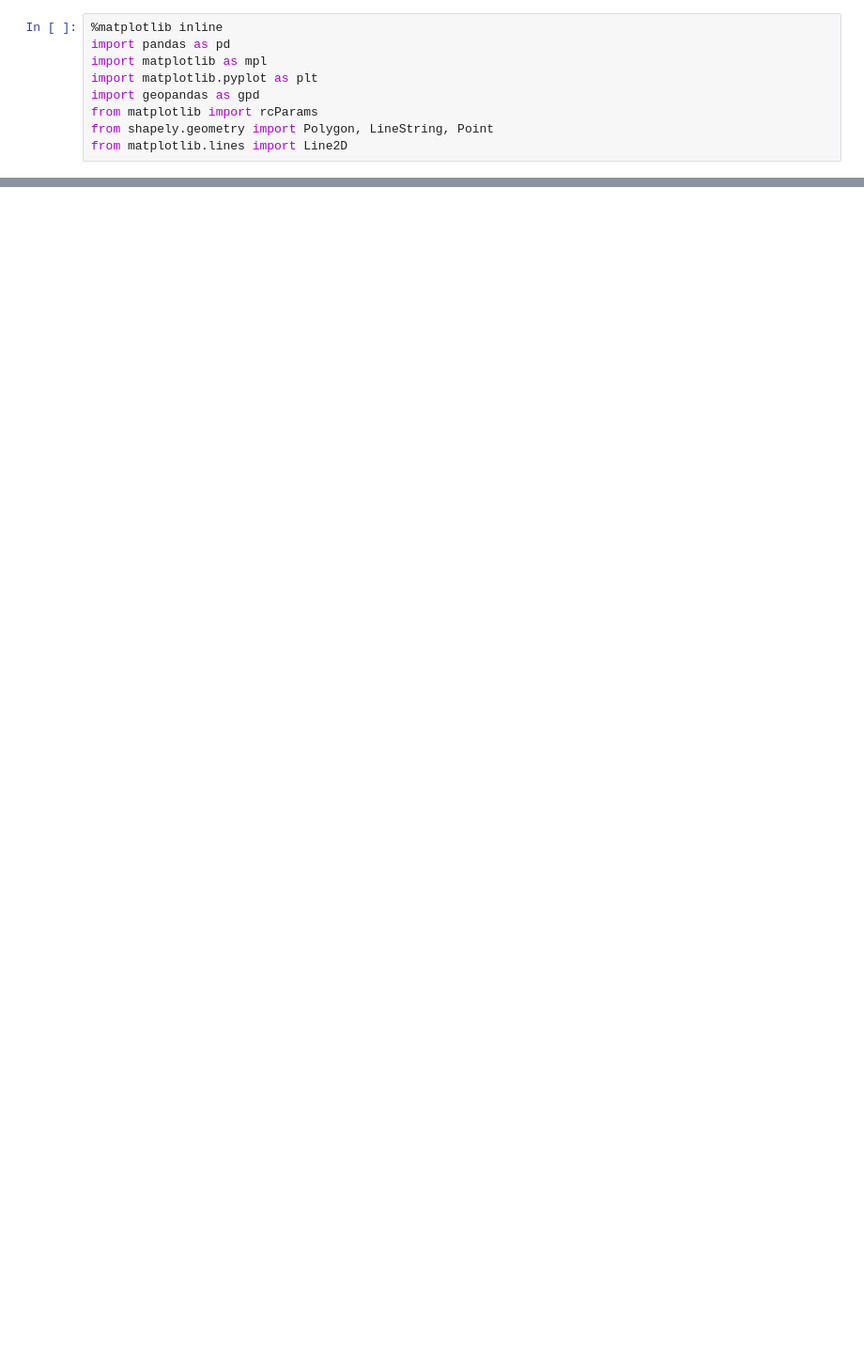
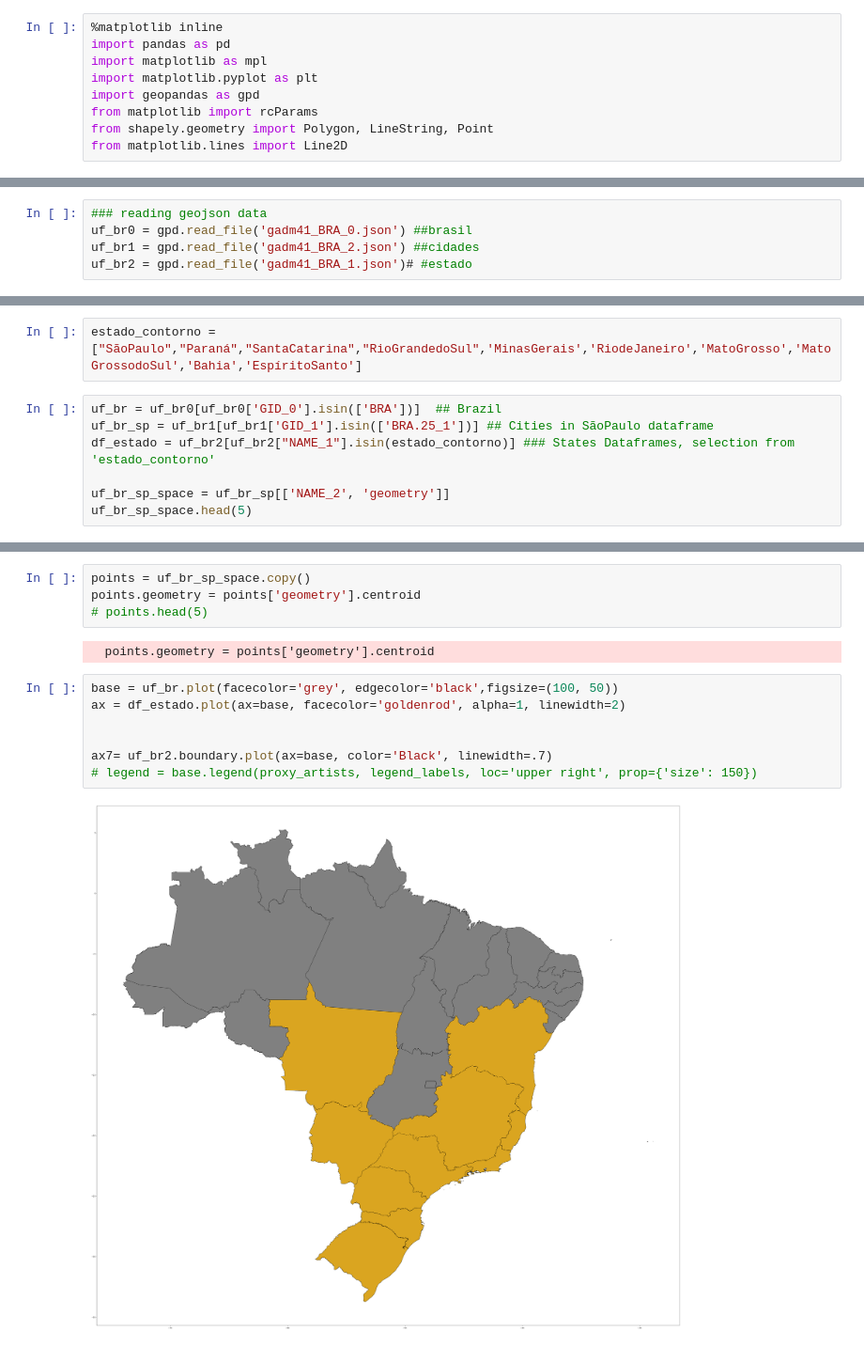
Before and after one commit to arturocconte/geopandas, a Jupyter notebook: geopandas.ipynb, the cells around one changed output, grey strips where cells are left out. Shown at 94% size. Drawn from its saved outputs; the diff is of its cells as text; blank space fills up the shorter version.

```diff
--- a/geopandas.ipynb
+++ b/geopandas.ipynb
@@ -76,0 +19,5 @@ ax2 = mapa.plot(ax=base, facecolor='slateblue', alpha=1, linewidth=2,label = 'Á
+# %%
+### reading geojson data
+uf_br0 = gpd.read_file('gadm41_BRA_0.json') ##brasil
+uf_br1 = gpd.read_file('gadm41_BRA_2.json') ##cidades
+uf_br2 = gpd.read_file('gadm41_BRA_1.json')# #estado
@@ -76,0 +46,9 @@ ax2 = mapa.plot(ax=base, facecolor='slateblue', alpha=1, linewidth=2,label = 'Á
+# %%
+estado_contorno = ["SãoPaulo","Paraná","SantaCatarina","RioGrandedoSul",'MinasGerais','RiodeJaneiro','MatoGrosso','MatoGrossodoSul','Bahia','EspíritoSanto']
+# %%
+uf_br = uf_br0[uf_br0['GID_0'].isin(['BRA'])]  ## Brazil
+uf_br_sp = uf_br1[uf_br1['GID_1'].isin(['BRA.25_1'])] ## Cities in SãoPaulo dataframe
+df_estado = uf_br2[uf_br2["NAME_1"].isin(estado_contorno)] ### States Dataframes, selection from 'estado_contorno'
+
+uf_br_sp_space = uf_br_sp[['NAME_2', 'geometry']]
+uf_br_sp_space.head(5)
@@ -76,0 +62,15 @@ ax2 = mapa.plot(ax=base, facecolor='slateblue', alpha=1, linewidth=2,label = 'Á
+# %%
+points = uf_br_sp_space.copy()
+points.geometry = points['geometry'].centroid
+# points.head(5)
+# %% [output]
+  points.geometry = points['geometry'].centroid
+# %%
+base = uf_br.plot(facecolor='grey', edgecolor='black',figsize=(100, 50))
+ax = df_estado.plot(ax=base, facecolor='goldenrod', alpha=1, linewidth=2)
+
+
+ax7= uf_br2.boundary.plot(ax=base, color='Black', linewidth=.7)
+# legend = base.legend(proxy_artists, legend_labels, loc='upper right', prop={'size': 150})
+# %% [output]
+[figure, added]
```
Also changed, not shown: parts of 5 cells of this notebook, 3 other files.
